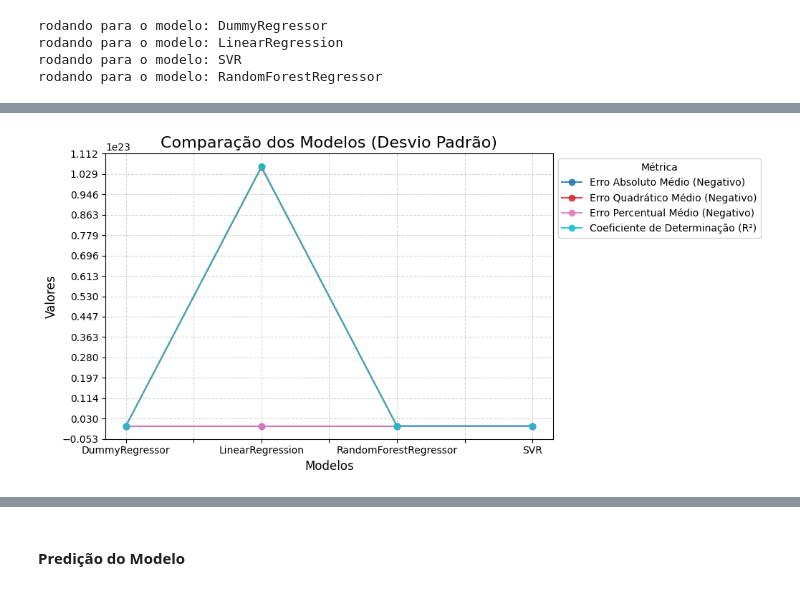
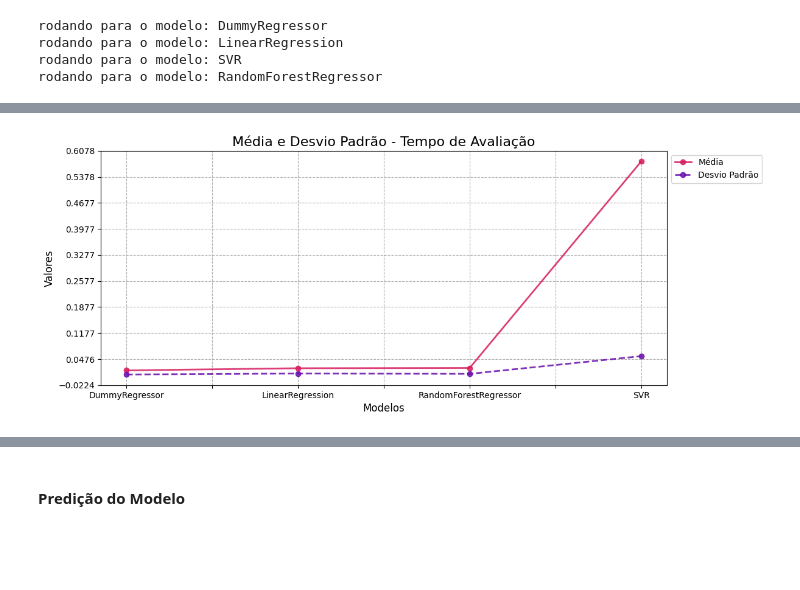
Before and after one commit to atlantico-academy/equipe5-2024.3, a Jupyter notebook: notebooks/02-comparative_analysis.ipynb, the cells around one changed output, grey strips where cells are left out. Cells and saved outputs as stored; diff of their text form; code cells hidden in the pictures; blank space fills up the shorter version.

Commit message:
fix: ajuste dos graficos

```diff
--- a/notebooks/02-comparative_analysis.ipynb
+++ b/notebooks/02-comparative_analysis.ipynb
@@ -330 +326,5 @@ Index(['DummyRegressor', 'LinearRegression', 'RandomForestRegressor', 'SVR'], dt
+# %%
+#cor graficos
+cor_media = "#D81B60"
+cor_desvio = "#6A0DAD"
 # %%
@@ -364,19 +367,24 @@ plt.show()
 # %%
-resultado_agregado_std = resultado_agregado.xs('std', level=1, axis=0).drop(index=['Tempo de Treinamento', 'Tempo de Avaliação'])
+resultado_agregado_mean = resultado_agregado.xs('mean', level=1, axis=0).loc[['Tempo de Avaliação']]
+resultado_agregado_std = resultado_agregado.xs('std', level=1, axis=0).loc[['Tempo de Avaliação']]
 
-fig, ax = plt.subplots(figsize=(10, 5))
-resultado_agregado_std.T.plot(kind='line', marker='o', ax=ax, cmap='tab10', alpha=0.85)
+fig, ax = plt.subplots(figsize=(12, 5))
 
-ax.set_title("Comparação dos Modelos (Desvio Padrão)", fontsize=16)
+resultado_agregado_mean.T.plot(kind='line', marker='o', ax=ax, color=cor_media, alpha=0.85, label="Média", linewidth=2)
+resultado_agregado_std.T.plot(kind='line', marker='o', ax=ax, color=cor_desvio, alpha=0.85, linestyle='--', label="Desvio Padrão", linewidth=2)
+
+ax.set_title("Média e Desvio Padrão - Tempo de Avaliação", fontsize=16)
+
 ax.set_ylabel("Valores", fontsize=12)
 ax.set_xlabel("Modelos", fontsize=12)
-ax.legend(title="Métrica", bbox_to_anchor=(1, 1), loc='upper left')
-plt.grid(True, linestyle='--', alpha=0.5)
-plt.tight_layout()
+
+ax.legend(bbox_to_anchor=(1, 1), loc='upper left', labels=["Média", "Desvio Padrão"])
+
+ax.grid(True, linestyle='--', alpha=1)
 
 y_min, y_max = ax.get_ylim()
-ax.set_yticks(np.linspace(y_min, y_max, num=15))
+ax.set_yticks(np.linspace(y_min, y_max, num=10))
 
 plt.show()
 # %% [output]
-[figure, old version]
+[figure, new version]
```
Also changed, not shown: parts of 23 cells of this notebook.
